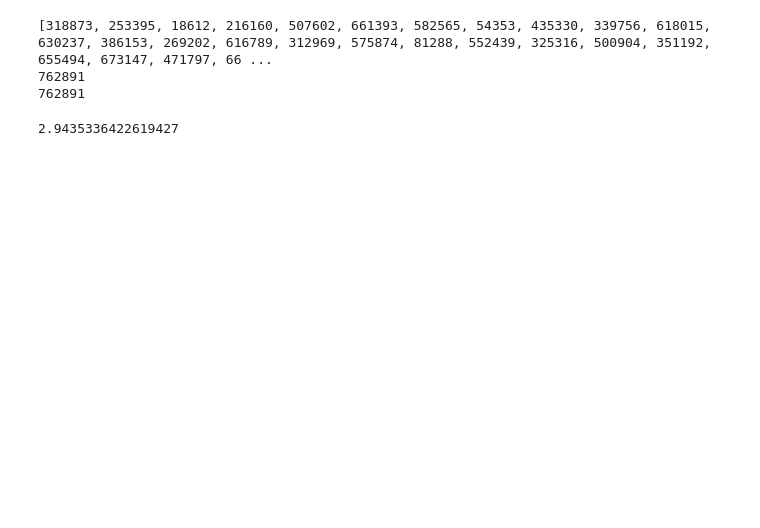
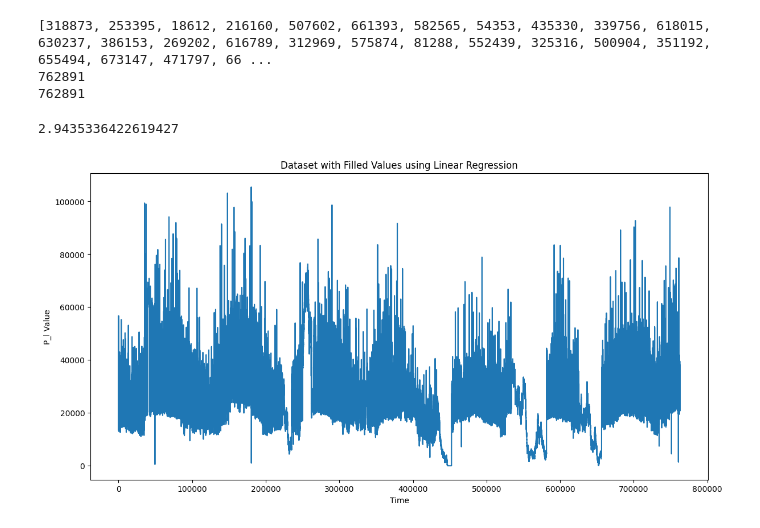
Before and after one commit to NikitaSavvin2000/Load-Balance, a Jupyter notebook: poisoon_new.ipynb, the cells around one changed output. Cells and saved outputs as stored; diff of their text form; code cells hidden in the pictures; blank space fills up the shorter version.

```diff
--- a/poisoon_new.ipynb
+++ b/poisoon_new.ipynb
@@ -11,8 +11,12 @@ from datetime import datetime, timedelta
 def poisson_value(date_with_nan, df, time_window_minutes=5):
     date_with_nan = datetime.strptime(date_with_nan, format_string)
     # Создайте маску, чтобы выбрать все строки, которые соответствуют условиям месяца, дня, часа и минуты.
-    mask = ((df['time'] >= date_with_nan - timedelta(minutes=time_window_minutes)) & \
-           (df['time'] <= date_with_nan + timedelta(minutes=time_window_minutes)))
+    mask = ((df['time'].dt.month == date_with_nan.month) &
+              (df['time'].dt.day == date_with_nan.day) &
+              (df['time'].dt.hour == date_with_nan.hour) &
+              (df['time'].dt.minute >= date_with_nan.minute - time_window_minutes) &
+              (df['time'].dt.minute <= date_with_nan.minute + time_window_minutes) &
+              (~df['P_l'].isna()))
     # Отфильтруйте строки, чтобы исключить NaN значения в столбце 'P_l'.
     non_nan_values = df.loc[mask, 'P_l'].dropna()
     matching_indices = non_nan_values.index.tolist()
@@ -79,0 +88,11 @@ print(mape)
+# %%
+import matplotlib.pyplot as plt
+
+
+plt.figure(figsize=(14, 7))
+df_test['P_l'].plot(title="Dataset with Filled Values using Linear Regression")
+plt.xlabel("Time")
+plt.ylabel("P_l Value")
+plt.show()
+# %% [output]
+[figure, added]
```
Also changed, not shown: parts of 2 cells of this notebook.
